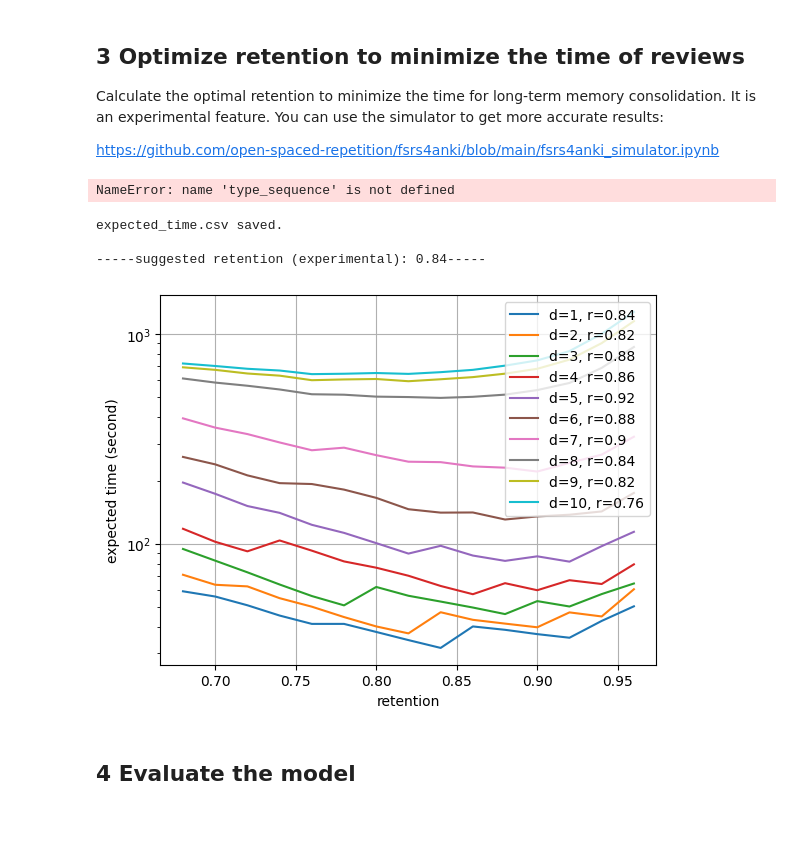
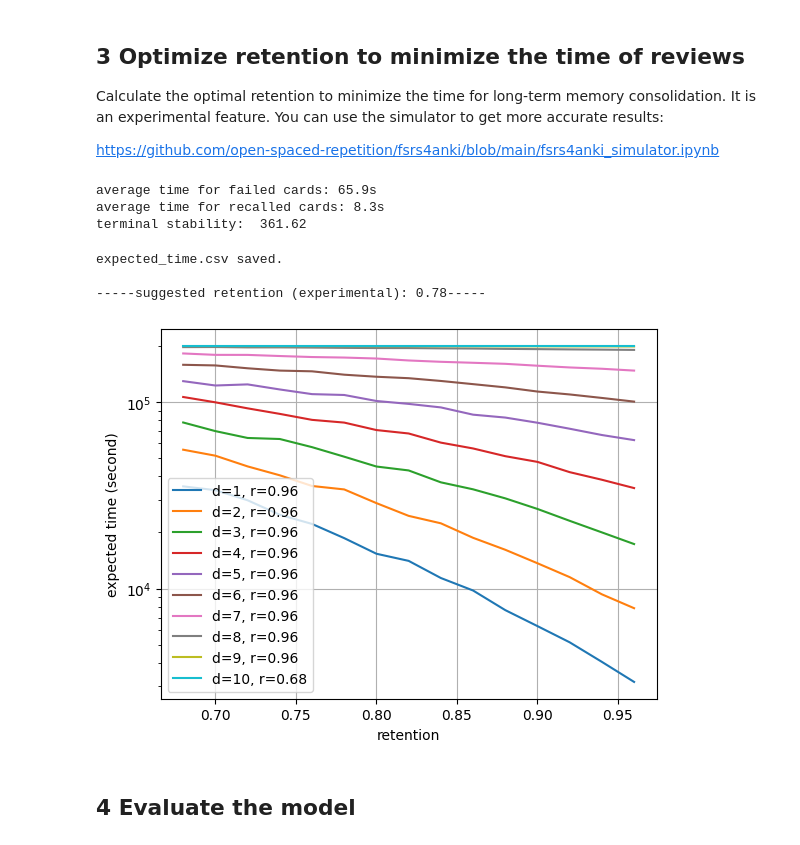
Before and after one commit to open-spaced-repetition/fsrs4anki, a Jupyter notebook: fsrs4anki_optimizer.ipynb, the cells around one changed output. Saved outputs shown, nothing was run; the diff lists cells and outputs as text; code cells hidden in the pictures.

```diff
--- a/fsrs4anki_optimizer.ipynb
+++ b/fsrs4anki_optimizer.ipynb
@@ -225,13 +230,15 @@ Calculate the optimal retention to minimize the time for long-term memory consol
 
 https://github.com/open-spaced-repetition/fsrs4anki/blob/main/fsrs4anki_simulator.ipynb
 # %%
-optimizer.calibration_graph()
+optimizer.find_optimal_retention()
 # %% [output]
-NameError: name 'type_sequence' is not defined
+average time for failed cards: 65.9s
+average time for recalled cards: 8.3s
+terminal stability:  361.62
 expected_time.csv saved.
 
------suggested retention (experimental): 0.84-----
+-----suggested retention (experimental): 0.78-----
-[figure, old version]
+[figure, new version]
 # %% [markdown]
 ## 4 Evaluate the model
 # %% [markdown]
```
Also changed, not shown: parts of 10 cells of this notebook.
